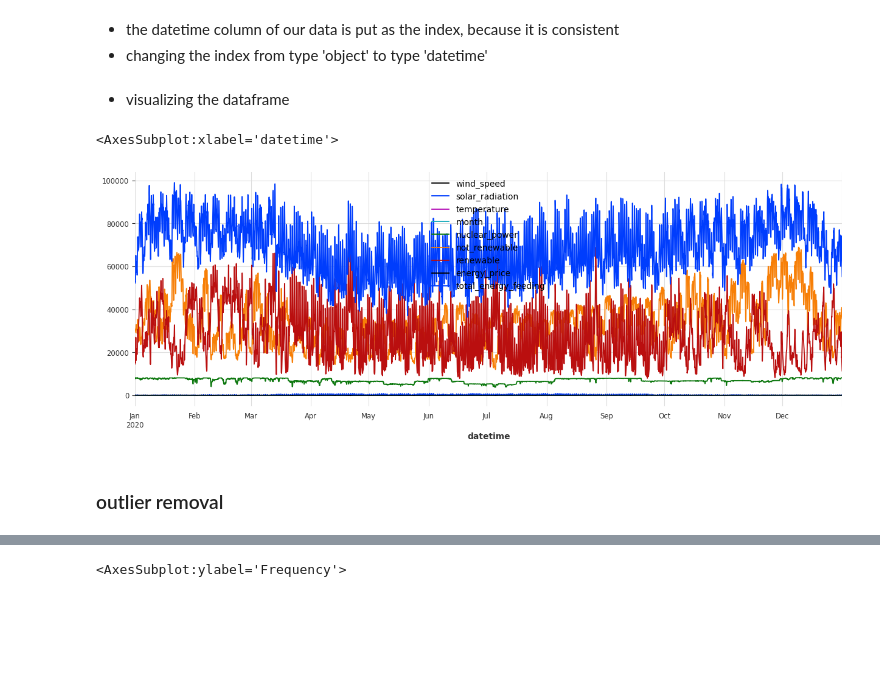
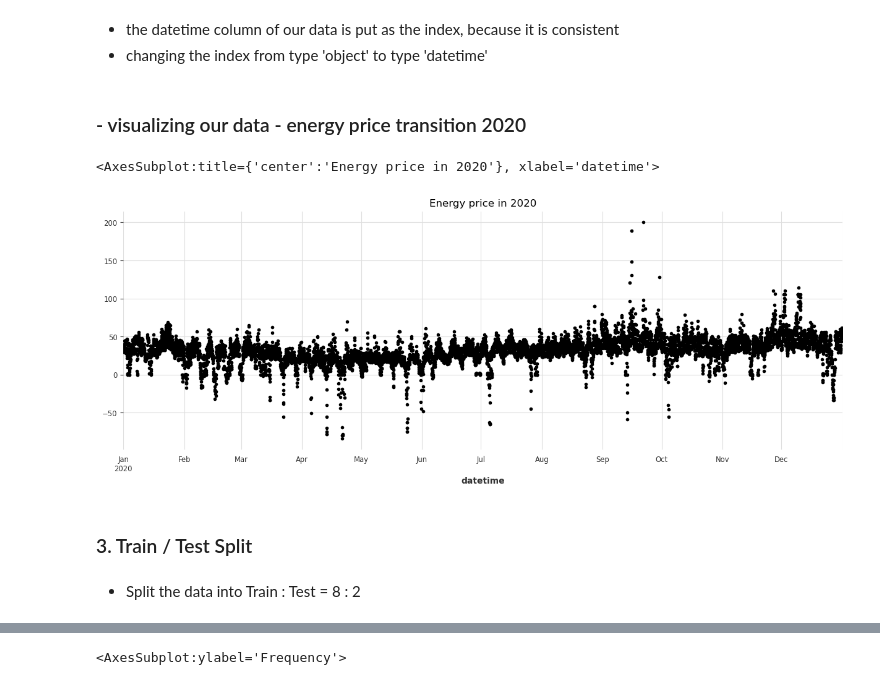
Before and after one commit to M-123-456/team-6-energy-costs, a Jupyter notebook: final_model.ipynb, the cells around one changed output, grey strips where cells are left out. Cells and saved outputs as stored; diff of their text form; code cells hidden in the pictures; blank space fills up the shorter version.

```diff
--- a/final_model.ipynb
+++ b/final_model.ipynb
@@ -20,13 +21,20 @@ df = pd.read_csv(
     "C:/Users/zawad/OneDrive/Desktop/team-6-energy-costs/data/prepared/df_energy_climate_2020.csv")
 df = df.set_index('datetime')
 df.index = pd.to_datetime(df.index)
-# %% [markdown]
-- visualizing the dataframe
+# %% [markdown]
+### - visualizing our data - energy price transition 2020
 # %%
 color_pal = sns.color_palette()
-df.plot( figsize=(15, 5), color = color_pal)
+df['energy_price'].plot(
+    style='.',
+    figsize=(15, 5),
+    color=color_pal[0], # type: ignore
+    title='Energy price in 2020'
+)
 # %% [output]
-<AxesSubplot:xlabel='datetime'>
+<AxesSubplot:title={'center':'Energy price in 2020'}, xlabel='datetime'>
-[figure, old version]
+[figure, new version]
-# %% [markdown]
-### outlier removal
+# %% [markdown]
+### 3. Train / Test Split
+# %% [markdown]
+- Split the data into Train : Test = 8 : 2
```
Also changed, not shown: parts of 89 cells of this notebook.
